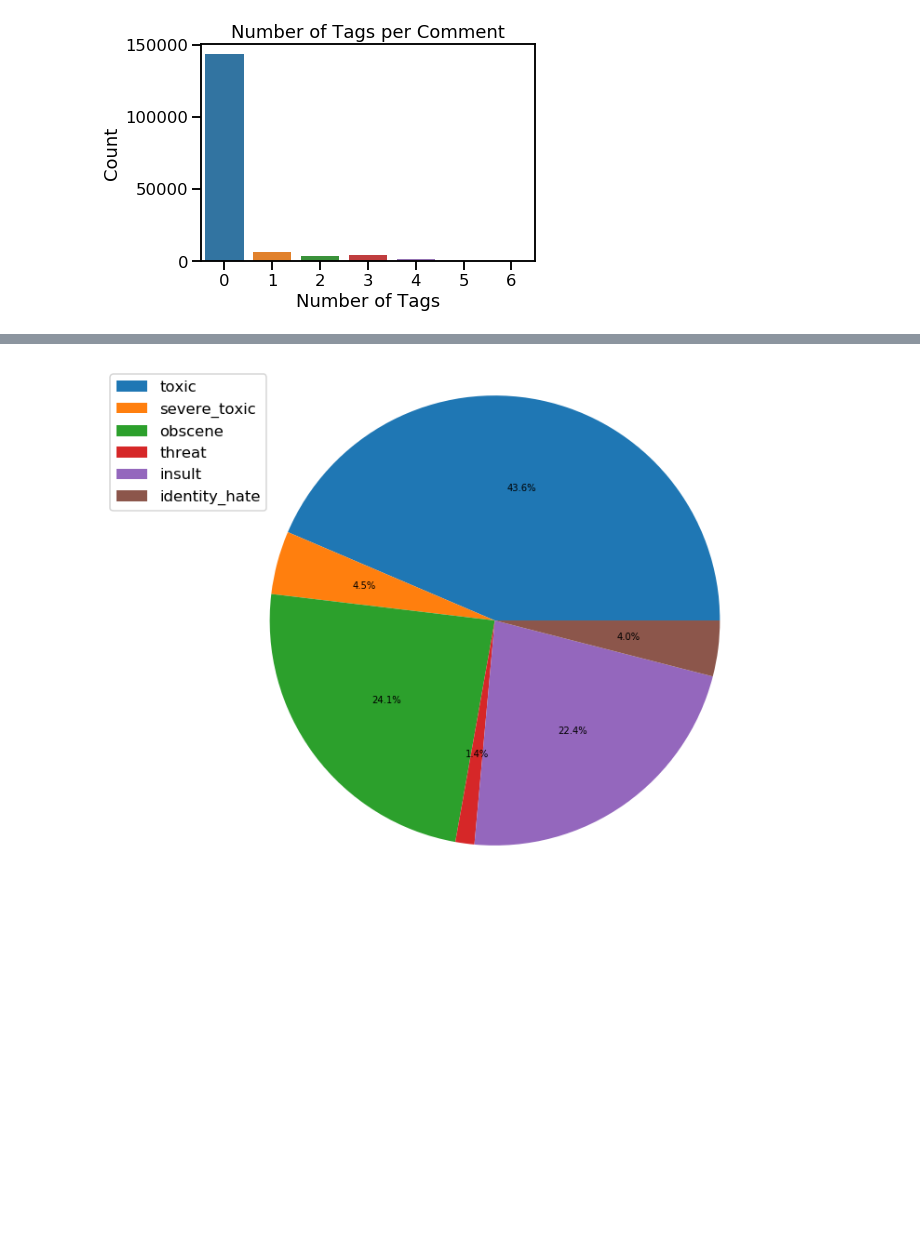
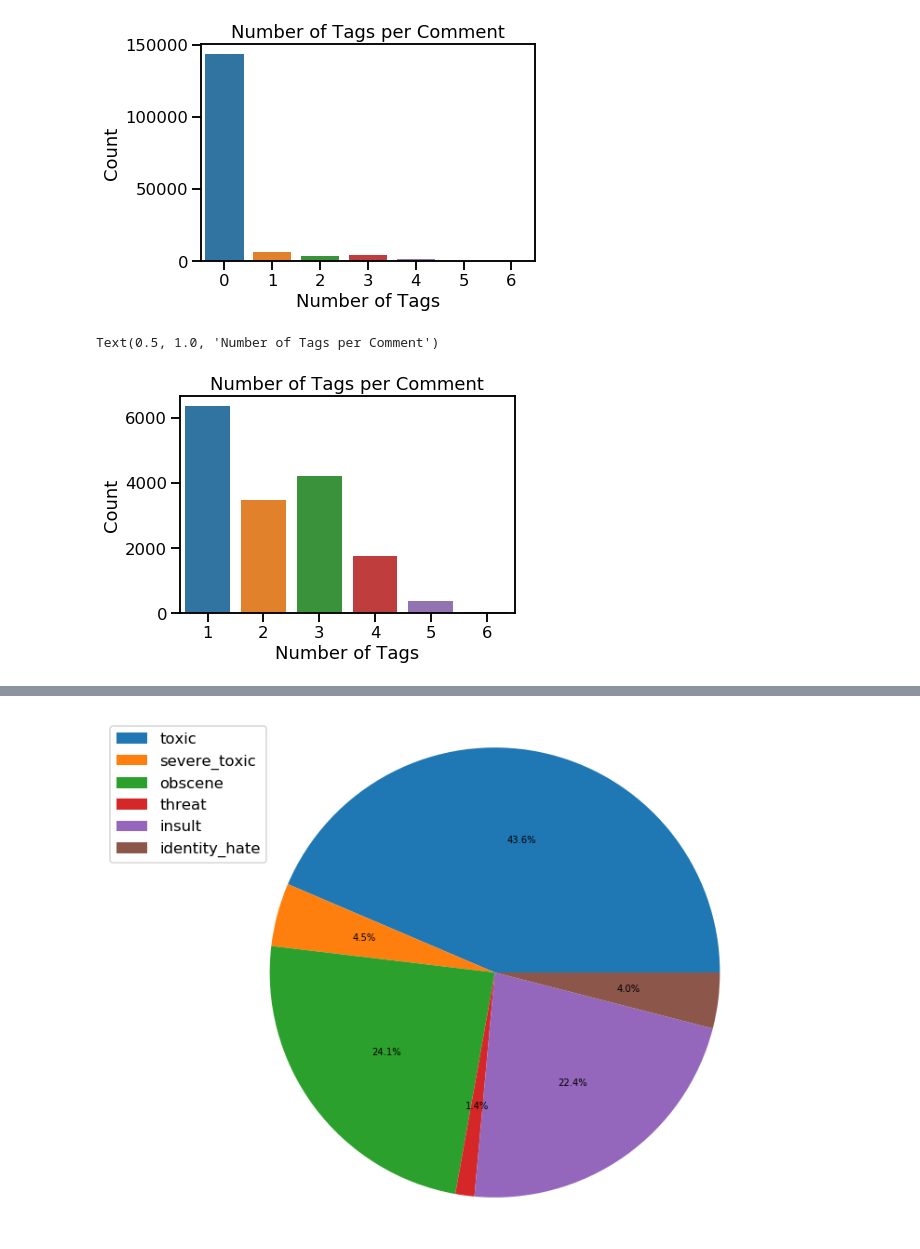
Before and after one commit to cmpatino/Toxic-Comment-Classification, a Jupyter notebook: notebooks/EDA.ipynb, the cells around one changed output, grey strips where cells are left out. Saved outputs shown, nothing was run; the diff lists cells and outputs as text; code cells hidden in the pictures; blank space fills up the shorter version.

```diff
--- a/notebooks/EDA.ipynb
+++ b/notebooks/EDA.ipynb
@@ -81,6 +82,14 @@ plt.title('Number of Tags per Comment')
 # %% [output]
 Text(0.5, 1.0, 'Number of Tags per Comment')
 [figure]
+# %%
+sns.countplot(data=eda_df[eda_df.clean == False] , x='n_tags')
+plt.xlabel('Number of Tags')
+plt.ylabel('Count')
+plt.title('Number of Tags per Comment')
+# %% [output]
+Text(0.5, 1.0, 'Number of Tags per Comment')
+[figure, added]
 # %%
 toxic_comments = eda_df[tags].copy()
 # %%
```
Also changed, not shown: parts of 4 cells of this notebook.
